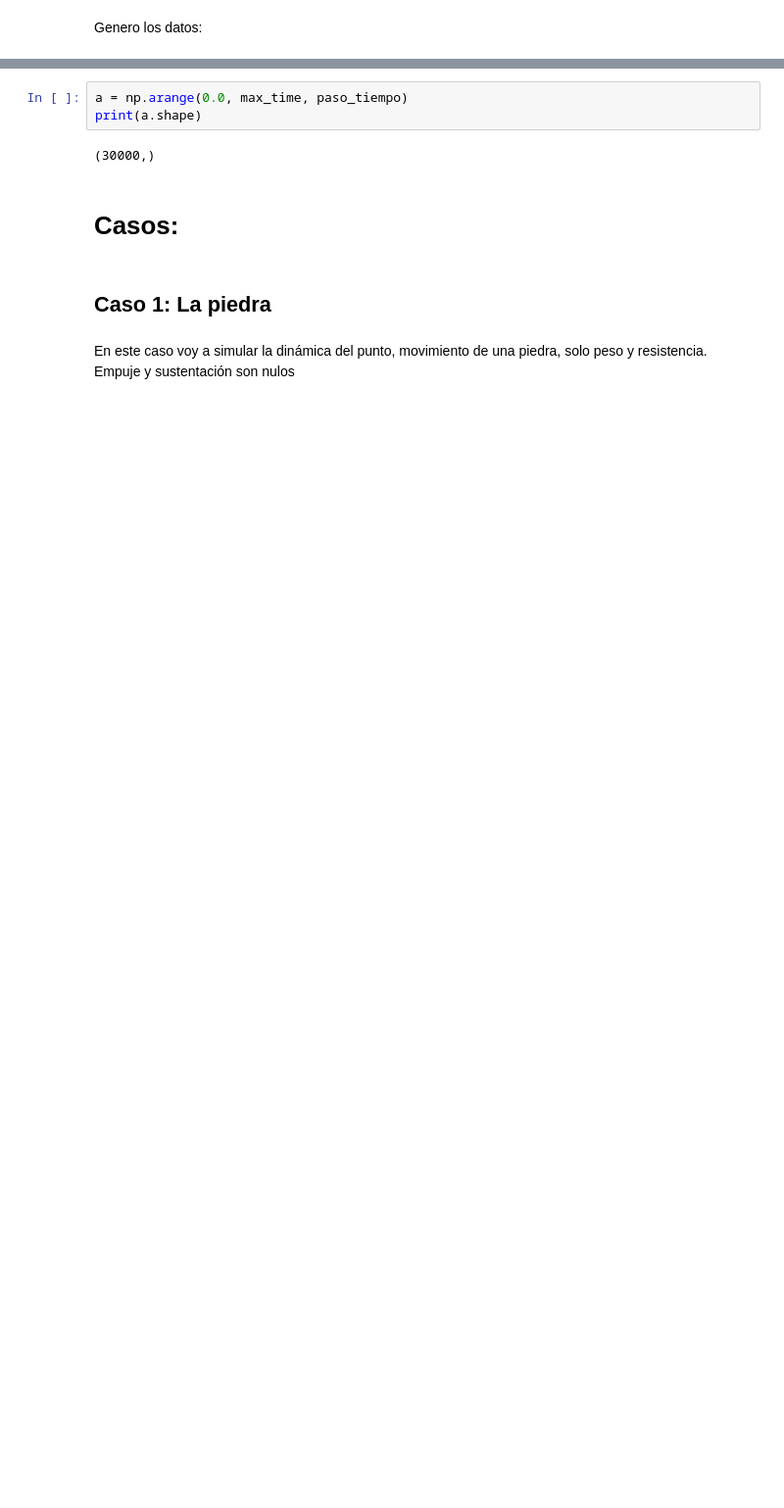
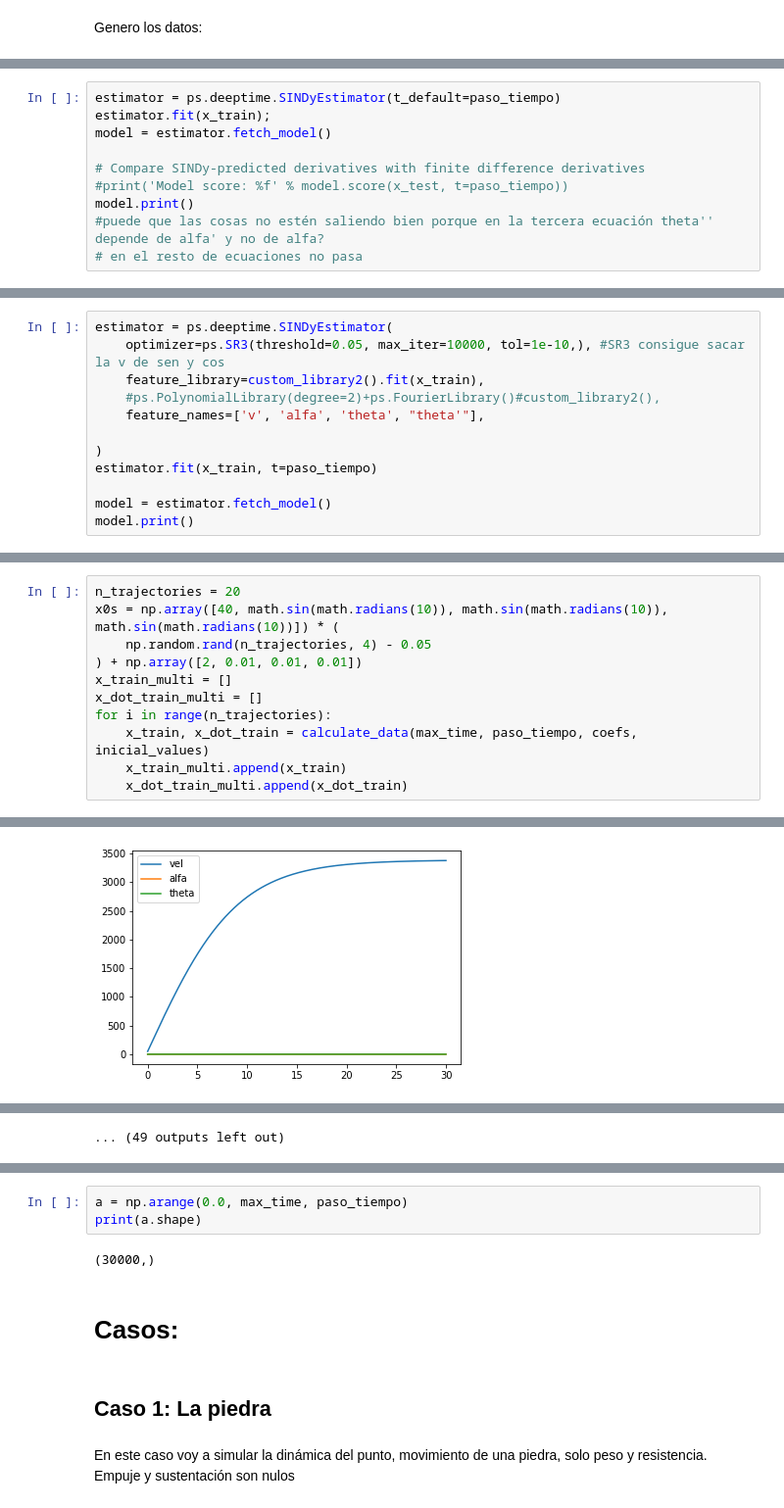
Before and after one commit to meridiaz/id-dispersa-aeronaves, a Jupyter notebook: cohete/Cohete.ipynb, the cells around one changed output, grey strips where cells are left out. Shown at 98% size. Saved outputs shown, nothing was run; the diff lists cells and outputs as text; blank space fills up the shorter version.

```diff
--- a/cohete/Cohete.ipynb
+++ b/cohete/Cohete.ipynb
@@ -282,0 +290,10 @@ theta'' = -819856.4300 cos(x-y) + 1253052.4299 cos(x-v) + -34841586.9181 cos(x-a
+# %%
+estimator = ps.deeptime.SINDyEstimator(t_default=paso_tiempo)
+estimator.fit(x_train);
+model = estimator.fetch_model()
+
+# Compare SINDy-predicted derivatives with finite difference derivatives
+#print('Model score: %f' % model.score(x_test, t=paso_tiempo))
+model.print()
+#puede que las cosas no estén saliendo bien porque en la tercera ecuación theta'' depende de alfa' y no de alfa?
+# en el resto de ecuaciones no pasa
@@ -282,0 +305,12 @@ theta'' = -819856.4300 cos(x-y) + 1253052.4299 cos(x-v) + -34841586.9181 cos(x-a
+# %%
+estimator = ps.deeptime.SINDyEstimator(
+    optimizer=ps.SR3(threshold=0.05, max_iter=10000, tol=1e-10,), #SR3 consigue sacar la v de sen y cos
+    feature_library=custom_library2().fit(x_train),
+    #ps.PolynomialLibrary(degree=2)+ps.FourierLibrary()#custom_library2(),
+    feature_names=['v', 'alfa', 'theta', "theta'"],
+
+)
+estimator.fit(x_train, t=paso_tiempo)
+
+model = estimator.fetch_model()
+model.print()
@@ -282,0 +322,12 @@ theta'' = -819856.4300 cos(x-y) + 1253052.4299 cos(x-v) + -34841586.9181 cos(x-a
+# %%
+n_trajectories = 20
+x0s = np.array([40, math.sin(math.radians(10)), math.sin(math.radians(10)), math.sin(math.radians(10))]) * (
+    np.random.rand(n_trajectories, 4) - 0.05
+) + np.array([2, 0.01, 0.01, 0.01])
+x_train_multi = []
+x_dot_train_multi = []
+for i in range(n_trajectories):
+    x_train, x_dot_train = calculate_data(max_time, paso_tiempo, coefs, inicial_values)
+    x_train_multi.append(x_train)
+    x_dot_train_multi.append(x_dot_train)
+# %% [output]
@@ -282,0 +354 @@ theta'' = -819856.4300 cos(x-y) + 1253052.4299 cos(x-v) + -34841586.9181 cos(x-a
+[figure, added]
@@ -282,0 +413 @@ theta'' = -819856.4300 cos(x-y) + 1253052.4299 cos(x-v) + -34841586.9181 cos(x-a
+... (49 outputs left out)
```
Also changed, not shown: parts of 82 cells of this notebook, 1 other file.
